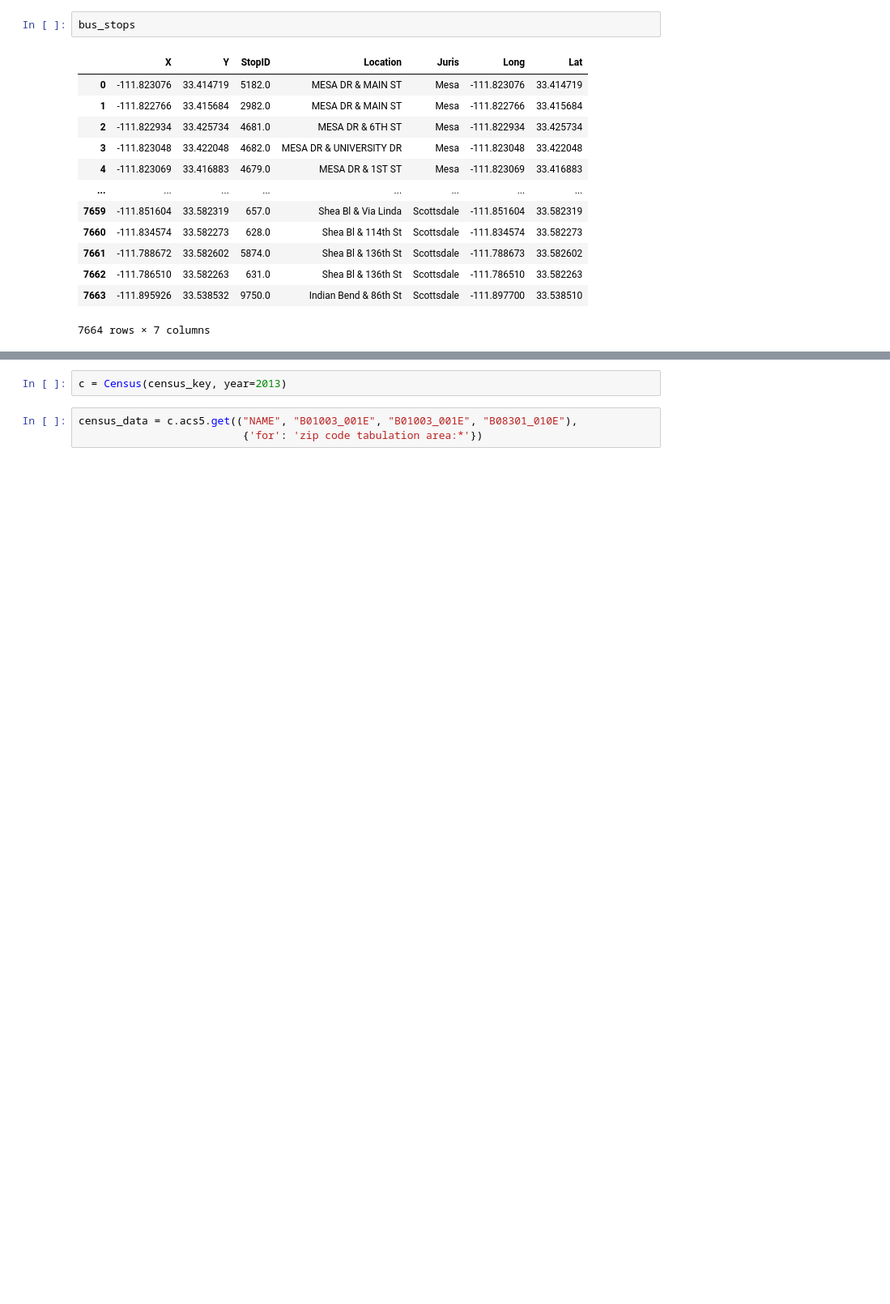
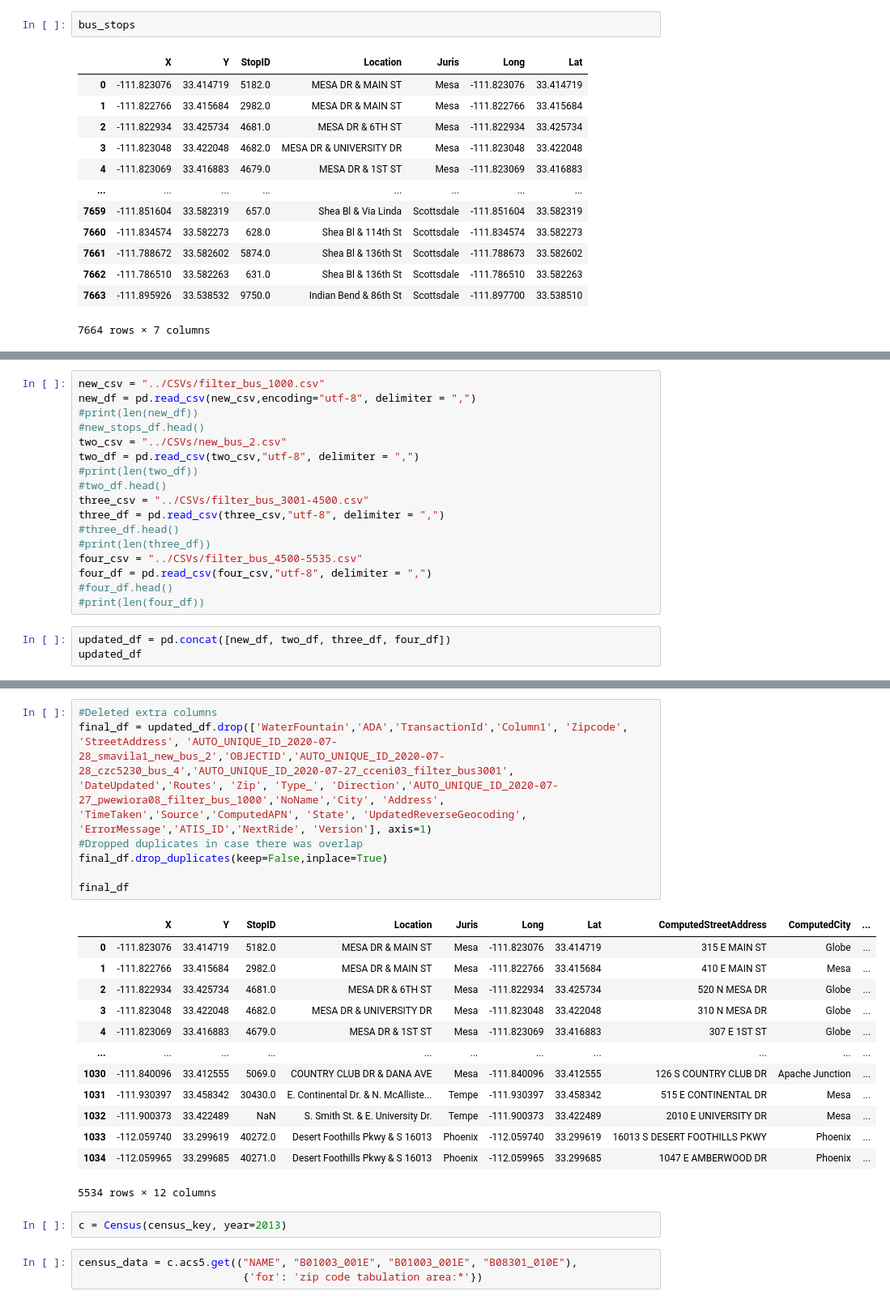
Before and after one commit to phil-wew/group_project1, a Jupyter notebook: SO/Scott Project 1.ipynb, the cells around one changed output, grey strips where cells are left out. Shown: that part at 81% size. Saved outputs shown, nothing was run; the diff lists cells and outputs as text; blank space fills up the shorter version.

```diff
--- a/SO/Scott Project 1.ipynb
+++ b/SO/Scott Project 1.ipynb
@@ -197,0 +121,20 @@ combined_csv.head()
+# %%
+new_csv = "../CSVs/filter_bus_1000.csv"
+new_df = pd.read_csv(new_csv,encoding="utf-8", delimiter = ",")
+#print(len(new_df))
+#new_stops_df.head()
+two_csv = "../CSVs/new_bus_2.csv"
+two_df = pd.read_csv(two_csv,"utf-8", delimiter = ",")
+#print(len(two_df))
+#two_df.head()
+three_csv = "../CSVs/filter_bus_3001-4500.csv"
+three_df = pd.read_csv(three_csv,"utf-8", delimiter = ",")
+#three_df.head()
+#print(len(three_df))
+four_csv = "../CSVs/filter_bus_4500-5535.csv"
+four_df = pd.read_csv(four_csv,"utf-8", delimiter = ",")
+#four_df.head()
+#print(len(four_df))
+# %%
+updated_df = pd.concat([new_df, two_df, three_df, four_df])
+updated_df
@@ -198,3 +155,24 @@ combined_csv.head()
+# %%
+#Deleted extra columns
+final_df = updated_df.drop(['WaterFountain','ADA','TransactionId','Column1', 'Zipcode', 'StreetAddress', 'AUTO_UNIQUE_ID_2020-07-28_smavila1_new_bus_2','OBJECTID','AUTO_UNIQUE_ID_2020-07-28_czc5230_bus_4','AUTO_UNIQUE_ID_2020-07-27_cceni03_filter_bus3001', 'DateUpdated','Routes', 'Zip', 'Type_', 'Direction','AUTO_UNIQUE_ID_2020-07-27_pwewiora08_filter_bus_1000','NoName','City', 'Address', 'TimeTaken','Source','ComputedAPN', 'State', 'UpdatedReverseGeocoding', 'ErrorMessage','ATIS_ID','NextRide', 'Version'], axis=1)
+#Dropped duplicates in case there was overlap
+final_df.drop_duplicates(keep=False,inplace=True)
+
+final_df
+# %% [output]
+|  | X | Y | StopID | Location | Juris | Long | Lat | ComputedStreetAddress | ComputedCity | ... |
+| 0 | -111.823076 | 33.414719 | 5182.0 | MESA DR & MAIN ST | Mesa | -111.823076 | 33.414719 | 315 E MAIN ST | Globe | ... |
+| 1 | -111.822766 | 33.415684 | 2982.0 | MESA DR & MAIN ST | Mesa | -111.822766 | 33.415684 | 410 E MAIN ST | Mesa | ... |
+| 2 | -111.822934 | 33.425734 | 4681.0 | MESA DR & 6TH ST | Mesa | -111.822934 | 33.425734 | 520 N MESA DR | Globe | ... |
+| 3 | -111.823048 | 33.422048 | 4682.0 | MESA DR & UNIVERSITY DR | Mesa | -111.823048 | 33.422048 | 310 N MESA DR | Globe | ... |
+| 4 | -111.823069 | 33.416883 | 4679.0 | MESA DR & 1ST ST | Mesa | -111.823069 | 33.416883 | 307 E 1ST ST | Globe | ... |
+| ... | ... | ... | ... | ... | ... | ... | ... | ... | ... | ... |
+| 1030 | -111.840096 | 33.412555 | 5069.0 | COUNTRY CLUB DR & DANA AVE | Mesa | -111.840096 | 33.412555 | 126 S COUNTRY CLUB DR | Apache Junction | ... |
+| 1031 | -111.930397 | 33.458342 | 30430.0 | E. Continental Dr. & N. McAlliste... | Tempe | -111.930397 | 33.458342 | 515 E CONTINENTAL DR | Mesa | ... |
+| 1032 | -111.900373 | 33.422489 | NaN | S. Smith St. & E. University Dr. | Tempe | -111.900373 | 33.422489 | 2010 E UNIVERSITY DR | Mesa | ... |
+| 1033 | -112.059740 | 33.299619 | 40272.0 | Desert Foothills Pkwy & S 16013 | Phoenix | -112.059740 | 33.299619 | 16013 S DESERT FOOTHILLS PKWY | Phoenix | ... |
+| 1034 | -112.059965 | 33.299685 | 40271.0 | Desert Foothills Pkwy & S 16013 | Phoenix | -112.059965 | 33.299685 | 1047 E AMBERWOOD DR | Phoenix | ... |
+5534 rows × 12 columns
 # %%
 c = Census(census_key, year=2013)
 # %%
```
Also changed, not shown: parts of 11 cells of this notebook.
